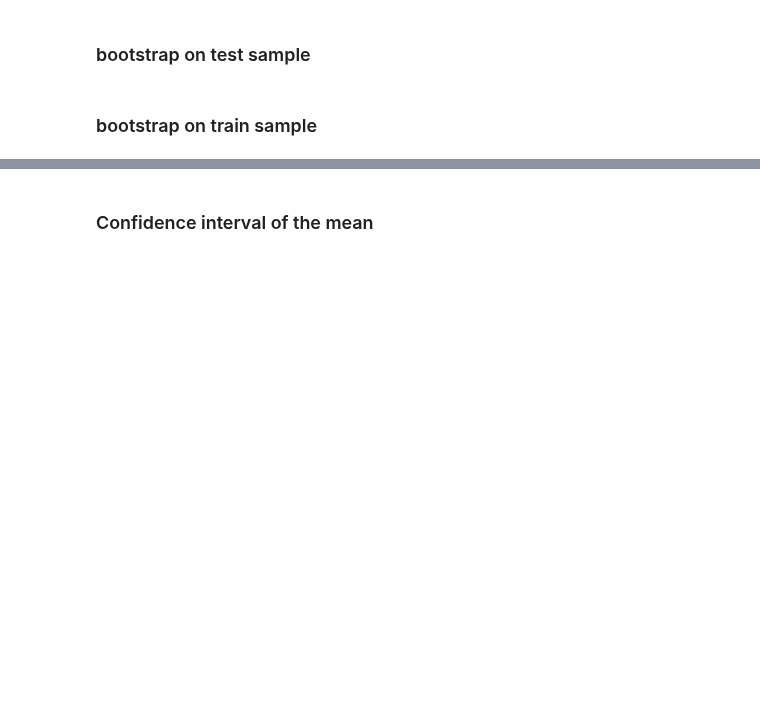
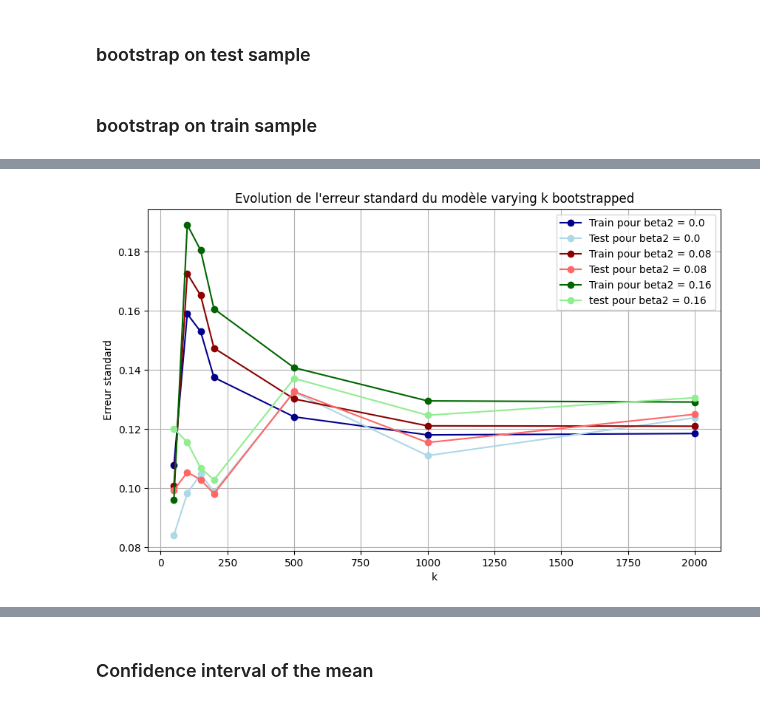
Before and after one commit to AntoineGilsonGH/The-Design-and-Analysis-of-Benchmark-Experiments, a Jupyter notebook: I0_Simplification.ipynb, the cells around one changed output, grey strips where cells are left out. Saved outputs shown, nothing was run; the diff lists cells and outputs as text; code cells hidden in the pictures; blank space fills up the shorter version.

```diff
--- a/I0_Simplification.ipynb
+++ b/I0_Simplification.ipynb
@@ -769,0 +1016,24 @@ IndentationError: expected an indented block (3628366322.py, line 1)
+# %%
+df1 = df_se_varying_bootstrap_A_train.loc[beta2_1]
+df2 = df_se_varying_bootstrap_A_train.loc[beta2_2]
+df3 = df_se_varying_bootstrap_A_train.loc[beta2_3]
+df4 = df_se_varying_bootstrap_A_test.loc[beta2_1]
+df5 = df_se_varying_bootstrap_A_test.loc[beta2_2]
+df6 = df_se_varying_bootstrap_A_test.loc[beta2_3]
+
+
+plt.figure(figsize=(10, 6))
+plt.plot(df1.index, df1.values, marker='o', label = "Train pour beta2 = "  f'{beta2_1}', color = "darkblue")
+plt.plot(df1.index, df4.values, marker='o', label = "Test pour beta2 = "  f'{beta2_1}', color = "lightblue")
+plt.plot(df2.index, df2.values, marker='o', label = "Train pour beta2 = " f'{beta2_2}', color = "darkred")
+plt.plot(df2.index, df5.values, marker='o', label = "Test pour beta2 = " f'{beta2_2}', color = "#FF6666")
+plt.plot(df3.index, df3.values, marker='o', label = "Train pour beta2 = " f'{beta2_3}', color = "darkgreen")
+plt.plot(df3.index, df6.values, marker='o', label = "test pour beta2 = " f'{beta2_3}', color = "lightgreen")
+plt.title('Evolution de l\'erreur standard du modèle varying k bootstrapped')
+plt.xlabel('k')
+plt.ylabel('Erreur standard')
+plt.legend()
+plt.grid(True)
+plt.show()
+# %% [output]
+[figure, added]
```
Also changed, not shown: parts of 18 cells of this notebook.
